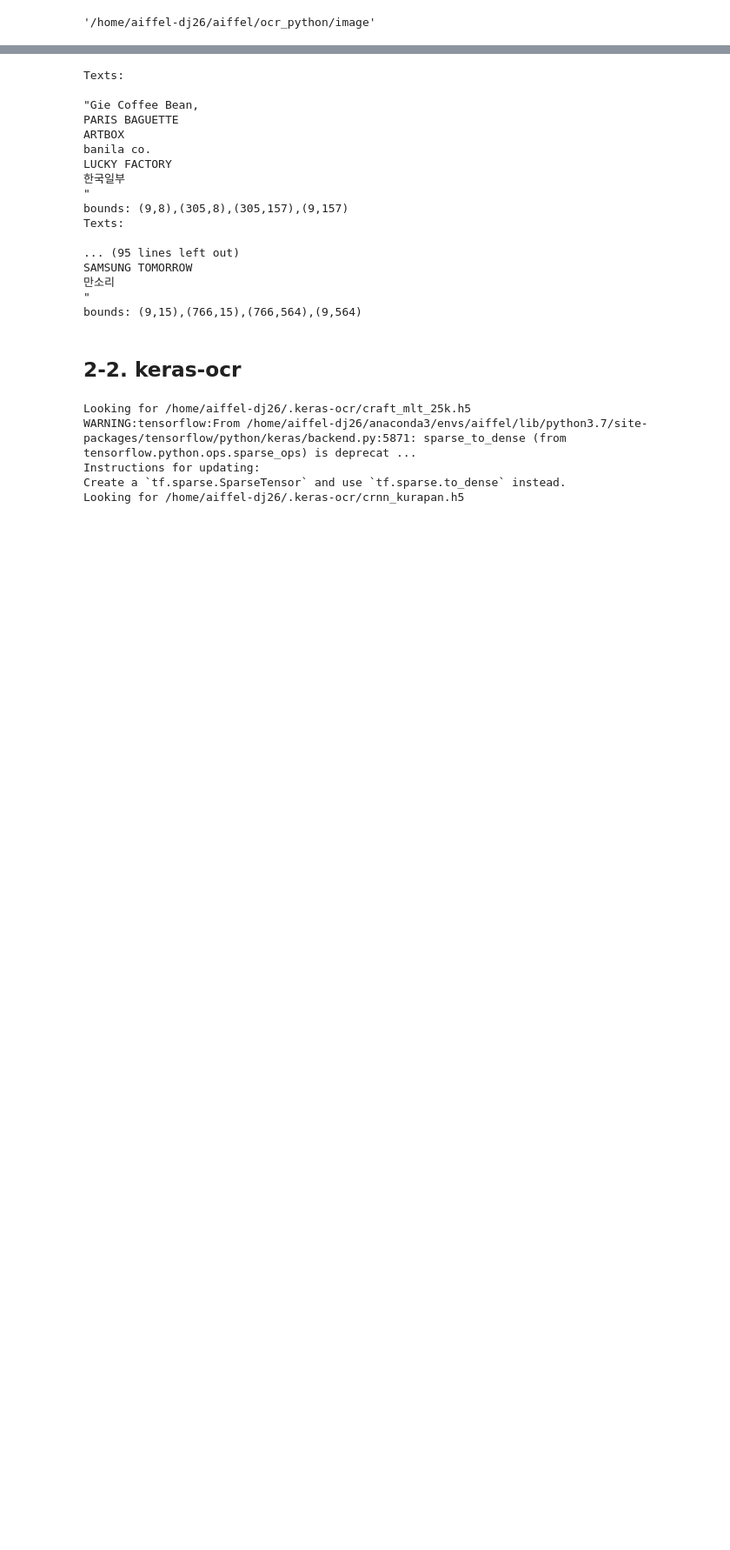
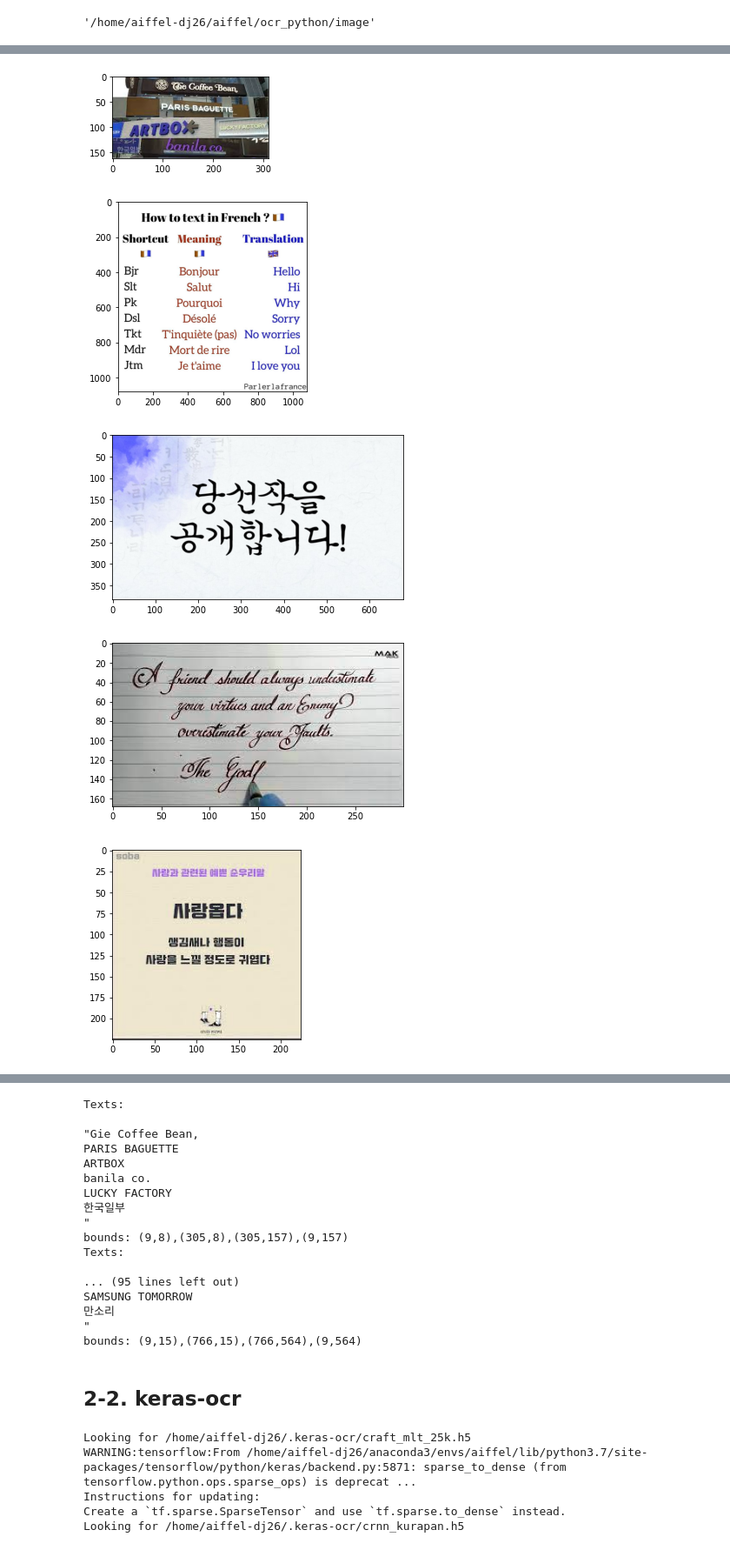
Before and after one commit to miinkang/AI_Project_AIFFEL, a Jupyter notebook: [E-18]OCR.ipynb, the cells around one changed output, grey strips where cells are left out. Shown at 87% size. Cells and saved outputs as stored; diff of their text form; code cells hidden in the pictures; blank space fills up the shorter version.

```diff
--- a/[E-18]OCR.ipynb
+++ b/[E-18]OCR.ipynb
@@ -33,0 +54,16 @@ data_path
+# %%
+rows = 5
+cols = 2
+fig = plt.figure(figsize=(20,10))
+for idx, path in enumerate(file_path, 1):
+    ax = fig.add_subplot(rows, cols, idx)
+    img = cv2.imread(path, cv2.IMREAD_COLOR)
+    plt.imshow(img)
+
+    plt.show()
+# %% [output]
+[figure, added]
+[figure, added]
+[figure, added]
+[figure, added]
+[figure, added]
```
Also changed, not shown: parts of 35 cells of this notebook.
